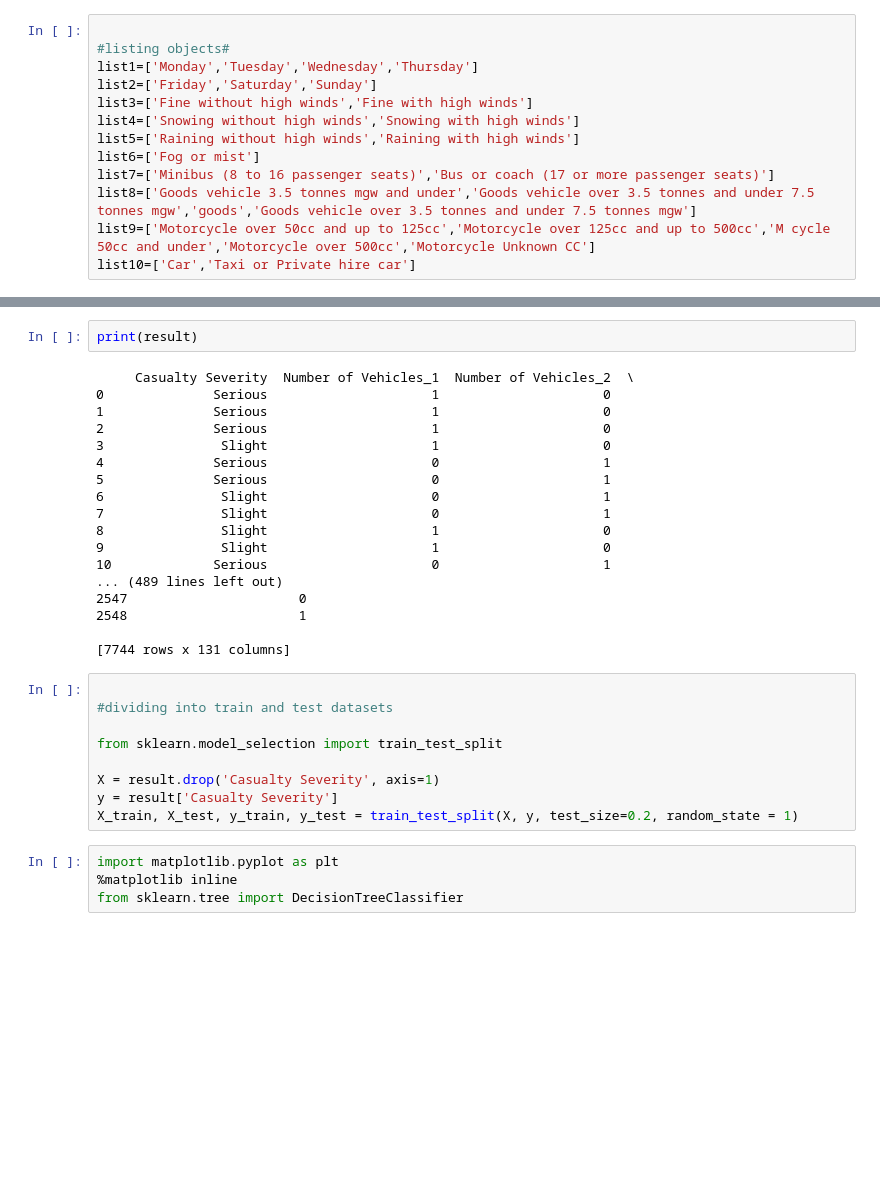
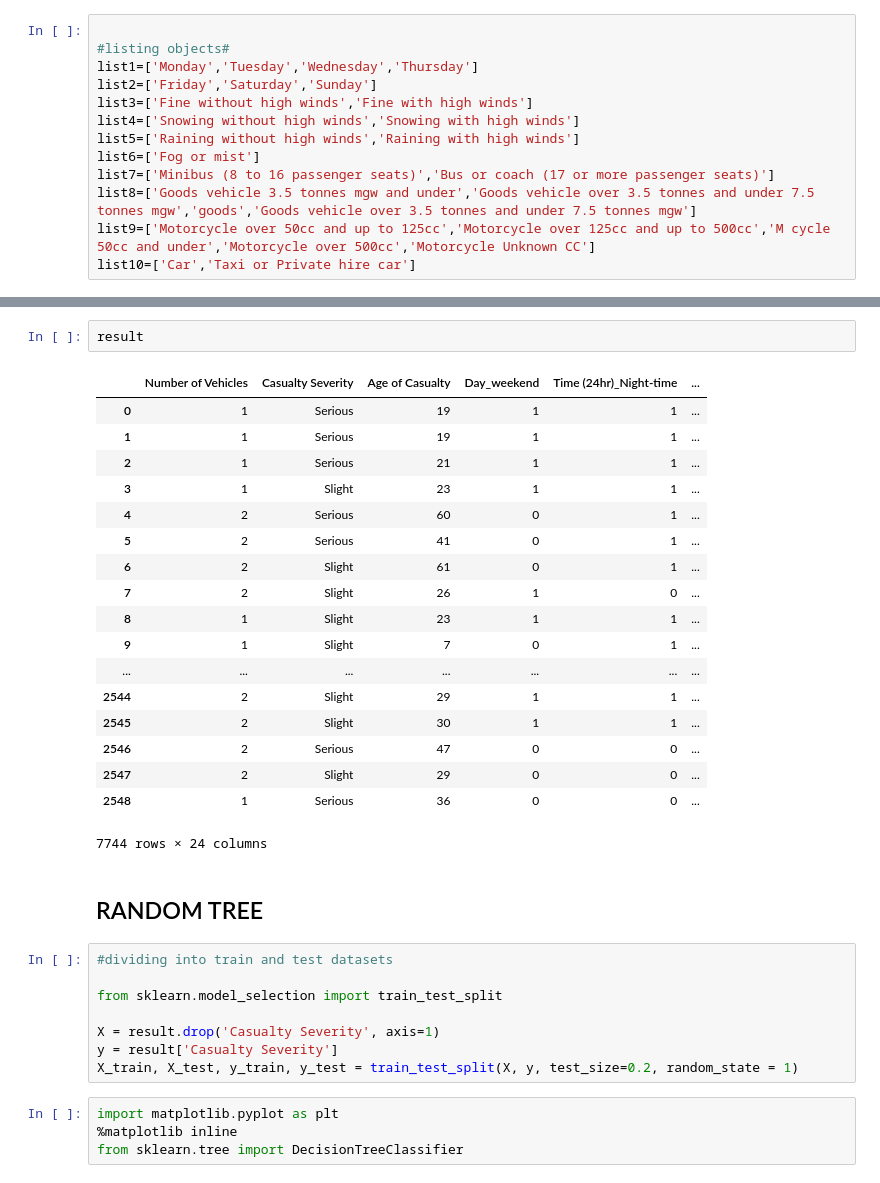
Before and after one commit to eldooriomar/PHBS_MLF_2018, a Jupyter notebook: pyth project.ipynb, the cells around one changed output, grey strips where cells are left out. Cells and saved outputs as stored; diff of their text form; blank space fills up the shorter version.

```diff
--- a/pyth project.ipynb
+++ b/pyth project.ipynb
@@ -104,25 +107,27 @@ result=pd.get_dummies(result,columns=['Number of Vehicles','Day','Time (24hr)','
-# %%
-print(result)
-# %% [output]
-     Casualty Severity  Number of Vehicles_1  Number of Vehicles_2  \
-0              Serious                     1                     0
-1              Serious                     1                     0
-2              Serious                     1                     0
-3               Slight                     1                     0
-4              Serious                     0                     1
-5              Serious                     0                     1
-6               Slight                     0                     1
-7               Slight                     0                     1
-8               Slight                     1                     0
-9               Slight                     1                     0
-10             Serious                     0                     1
-... (489 lines left out)
-2547                      0
-2548                      1
-
-[7744 rows x 131 columns]
+# %%
+result
+# %% [output]
+|  | Number of Vehicles | Casualty Severity | Age of Casualty | Day_weekend | Time (24hr)_Night-time | ... |
+| 0 | 1 | Serious | 19 | 1 | 1 | ... |
+| 1 | 1 | Serious | 19 | 1 | 1 | ... |
+| 2 | 1 | Serious | 21 | 1 | 1 | ... |
+| 3 | 1 | Slight | 23 | 1 | 1 | ... |
+| 4 | 2 | Serious | 60 | 0 | 1 | ... |
+| 5 | 2 | Serious | 41 | 0 | 1 | ... |
+| 6 | 2 | Slight | 61 | 0 | 1 | ... |
+| 7 | 2 | Slight | 26 | 1 | 0 | ... |
+| 8 | 1 | Slight | 23 | 1 | 1 | ... |
+| 9 | 1 | Slight | 7 | 0 | 1 | ... |
+| ... | ... | ... | ... | ... | ... | ... |
+| 2544 | 2 | Slight | 29 | 1 | 1 | ... |
+| 2545 | 2 | Slight | 30 | 1 | 1 | ... |
+| 2546 | 2 | Serious | 47 | 0 | 0 | ... |
+| 2547 | 2 | Slight | 29 | 0 | 0 | ... |
+| 2548 | 1 | Serious | 36 | 0 | 0 | ... |
+7744 rows × 24 columns
+# %% [markdown]
+## RANDOM TREE
 # %%
-
 #dividing into train and test datasets
 
 from sklearn.model_selection import train_test_split
```
Also changed, not shown: parts of 13 cells of this notebook, 1 other file.
